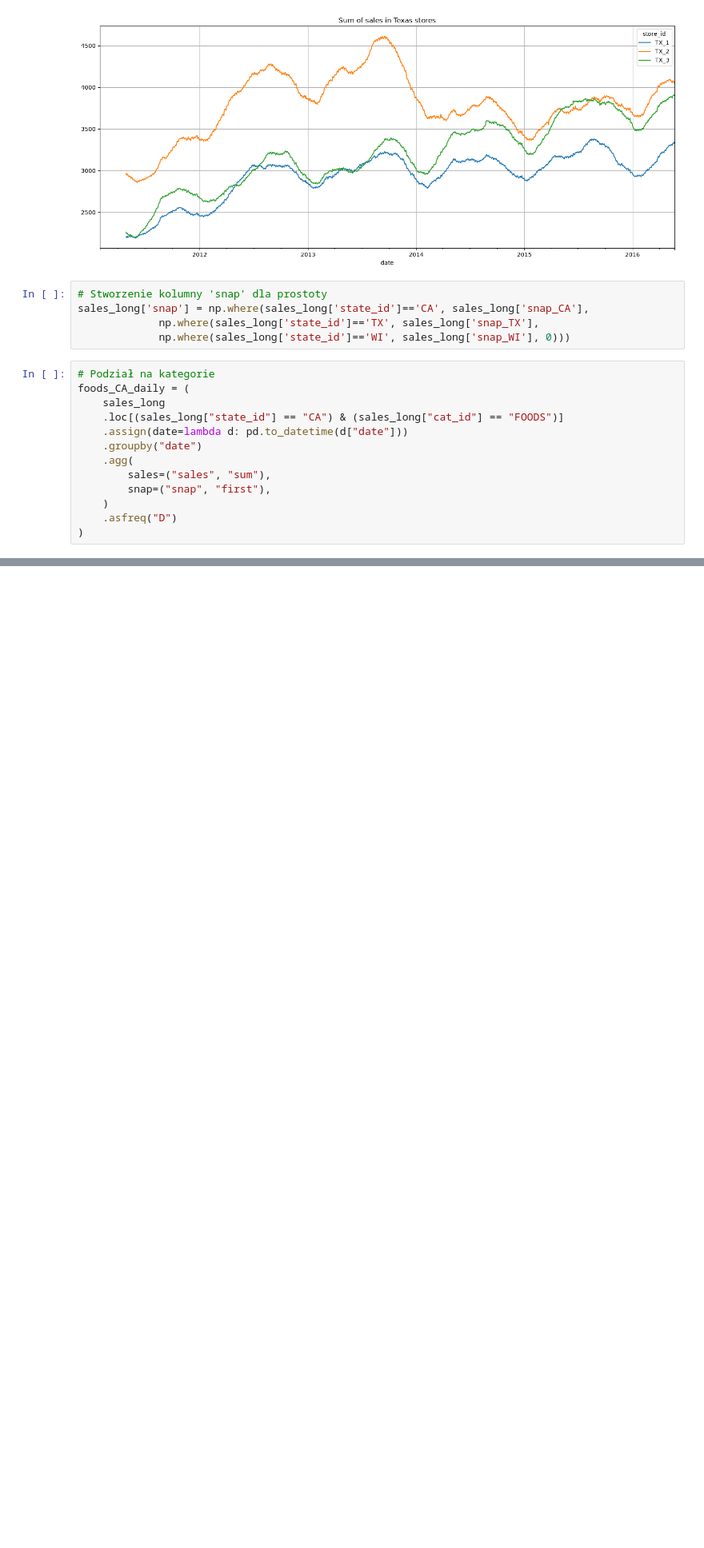
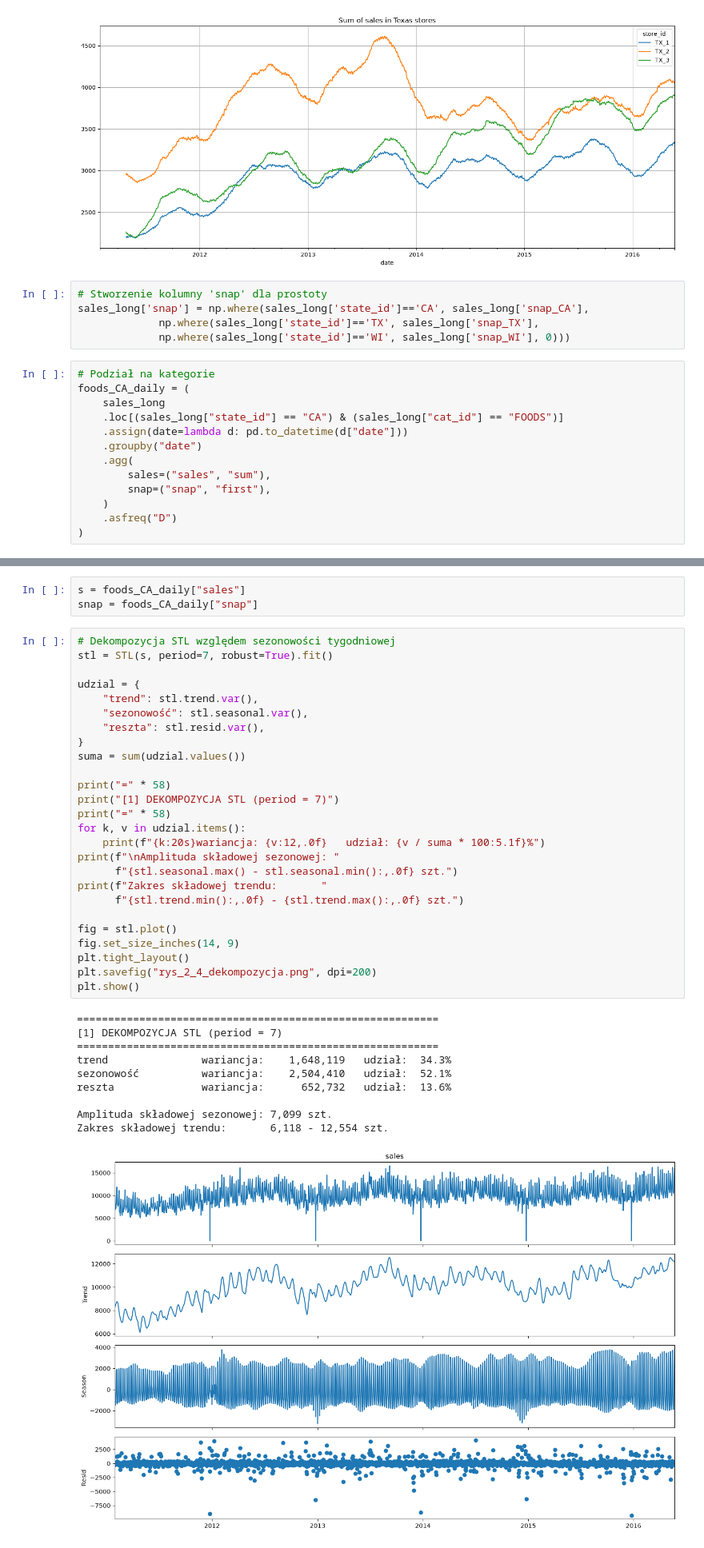
Before and after one commit to JakubOkrzesik/SARIMA-magisterka, a Jupyter notebook: main.ipynb, the cells around one changed output, grey strips where cells are left out. Shown at 80% size. Cells and saved outputs as stored; diff of their text form; blank space fills up the shorter version.

```diff
--- a/main.ipynb
+++ b/main.ipynb
@@ -497,0 +402,40 @@ max    8832.960437  18570.373745
+# %%
+s = foods_CA_daily["sales"]
+snap = foods_CA_daily["snap"]
+# %%
+# Dekompozycja STL względem sezonowości tygodniowej
+stl = STL(s, period=7, robust=True).fit()
+
+udzial = {
+    "trend": stl.trend.var(),
+    "sezonowość": stl.seasonal.var(),
+    "reszta": stl.resid.var(),
+}
+suma = sum(udzial.values())
+
+print("=" * 58)
+print("[1] DEKOMPOZYCJA STL (period = 7)")
+print("=" * 58)
+for k, v in udzial.items():
+    print(f"{k:20s}wariancja: {v:12,.0f}   udział: {v / suma * 100:5.1f}%")
+print(f"\nAmplituda składowej sezonowej: "
+      f"{stl.seasonal.max() - stl.seasonal.min():,.0f} szt.")
+print(f"Zakres składowej trendu:       "
+      f"{stl.trend.min():,.0f} - {stl.trend.max():,.0f} szt.")
+
+fig = stl.plot()
+fig.set_size_inches(14, 9)
+plt.tight_layout()
+plt.savefig("rys_2_4_dekompozycja.png", dpi=200)
+plt.show()
+# %% [output]
+==========================================================
+[1] DEKOMPOZYCJA STL (period = 7)
+==========================================================
+trend               wariancja:    1,648,119   udział:  34.3%
+sezonowość          wariancja:    2,504,410   udział:  52.1%
+reszta              wariancja:      652,732   udział:  13.6%
+
+Amplituda składowej sezonowej: 7,099 szt.
+Zakres składowej trendu:       6,118 - 12,554 szt.
+[figure, added]
```
Also changed, not shown: parts of 47 cells of this notebook.
